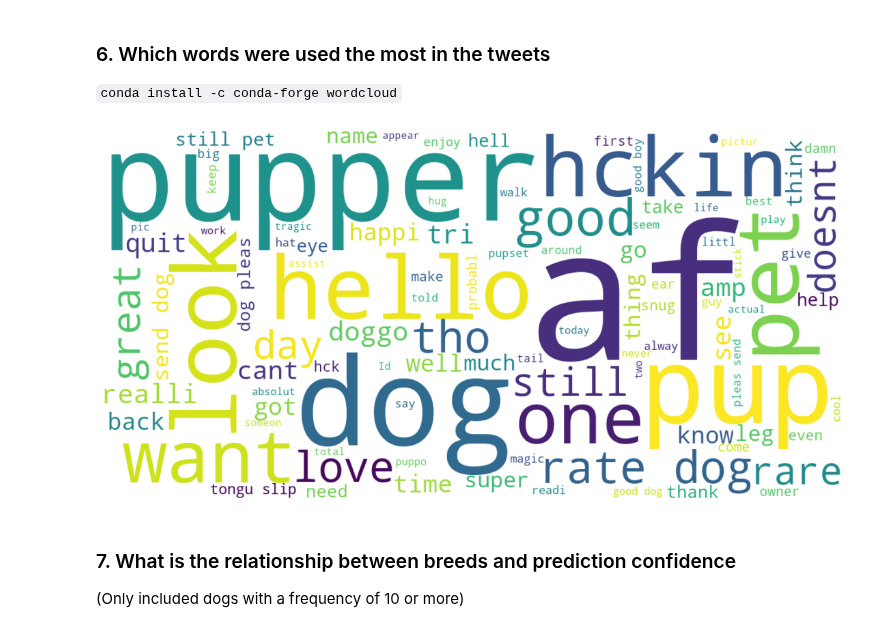
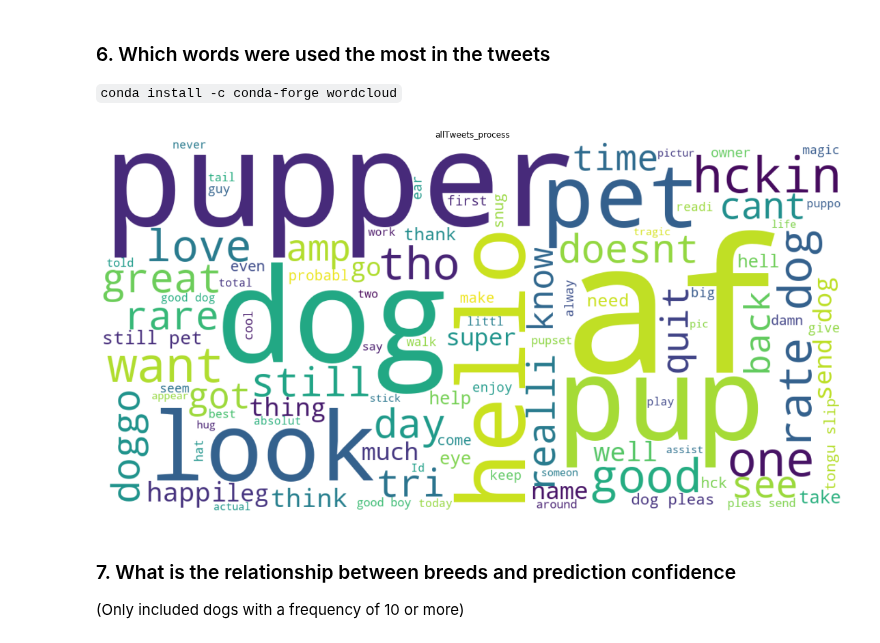
Before and after one commit to hamidkhbl/Twitter_account_data_analysis, a Jupyter notebook: wrangle_act.ipynb, the cells around one changed output. Saved outputs shown, nothing was run; the diff lists cells and outputs as text; code cells hidden in the pictures.

Commit message:
Add images of plots

```diff
--- a/wrangle_act.ipynb
+++ b/wrangle_act.ipynb
@@ -1008,16 +1015,18 @@ def text_process(mess):
 
 allTweets_processed = text_process(allTweets)
 # %%
-def drawWordCloud(text):
+def drawWordCloud(text, fileName):
     wordcloud = WordCloud(width=1200, height=600,max_font_size=300, max_words=100, background_color="white").generate(text)
     plt.figure(figsize=(20,10))
     plt.imshow(wordcloud, interpolation="bilinear")
     plt.axis("off")
+    plt.title(fileName)
     plt.show()
+    wordcloud.to_file(fileName+".png")
 
-drawWordCloud(allTweets_processed)
+drawWordCloud(allTweets_process,'allTweets_process')
 # %% [output]
-[figure, old version]
+[figure, new version]
 # %% [markdown]
 ### 7. What is the relationship between breeds and prediction confidence
 (Only included dogs with a frequency of 10 or more)
```
Also changed, not shown: parts of 7 cells of this notebook, 8 other files.
